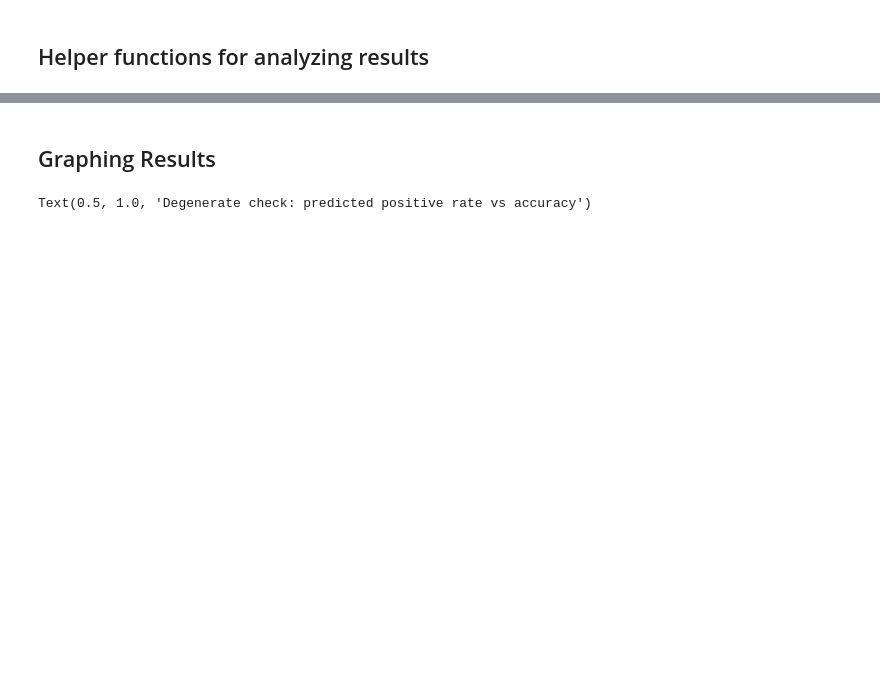
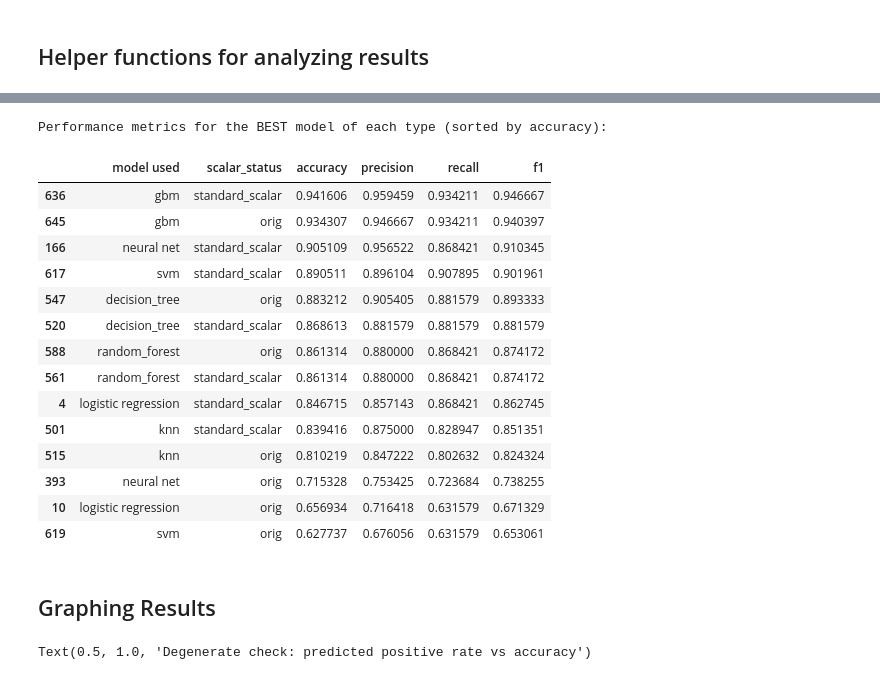
Before and after one commit to AmeliaNelson1123/pathogen_prediction, a Jupyter notebook: preparation/Run_Models_and_Analyze_ipynb_v4.ipynb, the cells around one changed output, grey strips where cells are left out. Drawn from its saved outputs; the diff is of its cells as text; code cells hidden in the pictures; blank space fills up the shorter version.

```diff
--- a/preparation/Run_Models_and_Analyze_ipynb_v4.ipynb
+++ b/preparation/Run_Models_and_Analyze_ipynb_v4.ipynb
@@ -1401,3 +1295,31 @@ Stored probs for svm (standard_scalar)          (Score: 0.8686)
+# %%
+# Best model for each type based on the primary metric
+best_indices = results_df.groupby(['model used', 'scalar_status'])[primary_metric].idxmax()
+best_models_df = results_df.loc[best_indices]
+
+# selecting specific columns to display
+cols_to_show = ['model used', 'scalar_status', 'accuracy', 'precision', 'recall', 'f1']
+best_models_summary = best_models_df[cols_to_show].sort_values(by=primary_metric, ascending=False)
+
+print(f"Performance metrics for the BEST model of each type (sorted by {primary_metric}):")
+display(best_models_summary)
+# %% [output]
+Performance metrics for the BEST model of each type (sorted by accuracy):
+|  | model used | scalar_status | accuracy | precision | recall | f1 |
+| 636 | gbm | standard_scalar | 0.941606 | 0.959459 | 0.934211 | 0.946667 |
+| 645 | gbm | orig | 0.934307 | 0.946667 | 0.934211 | 0.940397 |
+| 166 | neural net | standard_scalar | 0.905109 | 0.956522 | 0.868421 | 0.910345 |
+| 617 | svm | standard_scalar | 0.890511 | 0.896104 | 0.907895 | 0.901961 |
+| 547 | decision_tree | orig | 0.883212 | 0.905405 | 0.881579 | 0.893333 |
+| 520 | decision_tree | standard_scalar | 0.868613 | 0.881579 | 0.881579 | 0.881579 |
+| 588 | random_forest | orig | 0.861314 | 0.880000 | 0.868421 | 0.874172 |
+| 561 | random_forest | standard_scalar | 0.861314 | 0.880000 | 0.868421 | 0.874172 |
+| 4 | logistic regression | standard_scalar | 0.846715 | 0.857143 | 0.868421 | 0.862745 |
+| 501 | knn | standard_scalar | 0.839416 | 0.875000 | 0.828947 | 0.851351 |
+| 515 | knn | orig | 0.810219 | 0.847222 | 0.802632 | 0.824324 |
+| 393 | neural net | orig | 0.715328 | 0.753425 | 0.723684 | 0.738255 |
+| 10 | logistic regression | orig | 0.656934 | 0.716418 | 0.631579 | 0.671329 |
+| 619 | svm | orig | 0.627737 | 0.676056 | 0.631579 | 0.653061 |
 # %% [markdown]
 ## Graphing Results
 # %%
```
Also changed, not shown: parts of 35 cells of this notebook.
